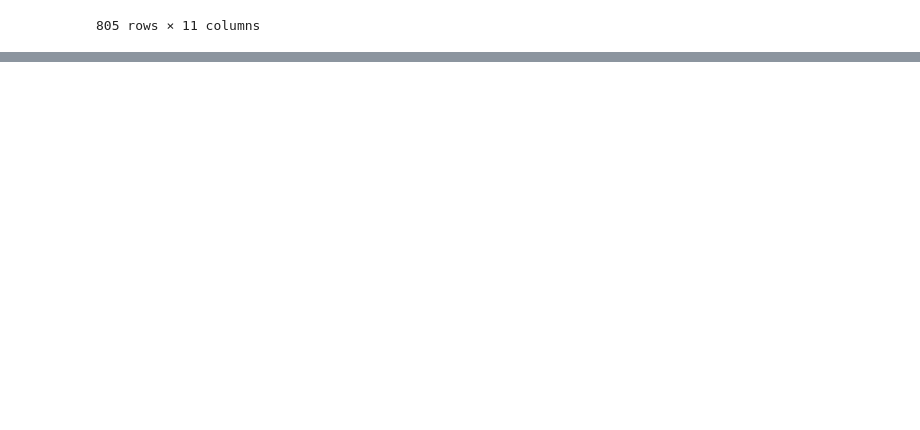
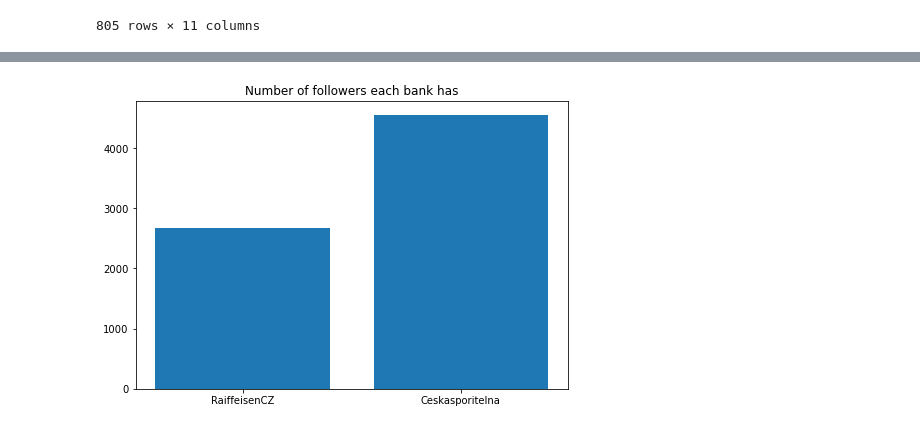
Before and after one commit to roman-ruzica/twitter_project_ruzica_zacharova, a Jupyter notebook: Analysis.ipynb, the cells around one changed output, grey strips where cells are left out. Drawn from its saved outputs; the diff is of its cells as text; code cells hidden in the pictures; blank space fills up the shorter version.

Commit message:
analysis - added basic graphs

```diff
--- a/Analysis.ipynb
+++ b/Analysis.ipynb
@@ -156,0 +163,6 @@ rajf_reply[rajf_reply['card_mentioned'] >= 0]
+# %%
+sporka_timeline = pd.read_csv("sporka_timeline.csv")
+# %%
+all_pd = pd.concat([rajf_timeline, sporka_timeline]).reset_index().drop("index", axis = 1).rename({"Unnamed: 0":"bank_name"}, axis = 1)
+# %%
+all_pd = pd.concat([all_pd, pd.get_dummies(all_pd['lang'])], axis = 1)
@@ -156,0 +227,11 @@ rajf_reply[rajf_reply['card_mentioned'] >= 0]
+# %%
+
+fig = plt.figure()
+ax = fig.add_axes([0,0,1,1])
+ax.set_title('Number of followers each bank has')
+groups = all_pd["bank_name"]
+favourites_count = all_pd["followers_count"]
+ax.bar(groups,favourites_count)
+plt.show()
+# %% [output]
+[figure, added]
```
Also changed, not shown: parts of 10 cells of this notebook.
